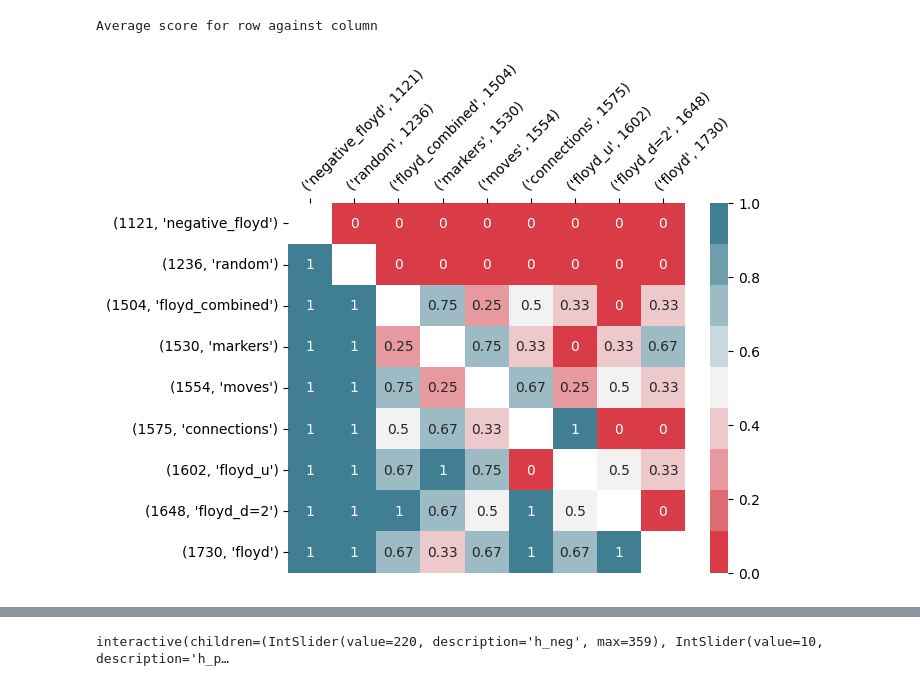
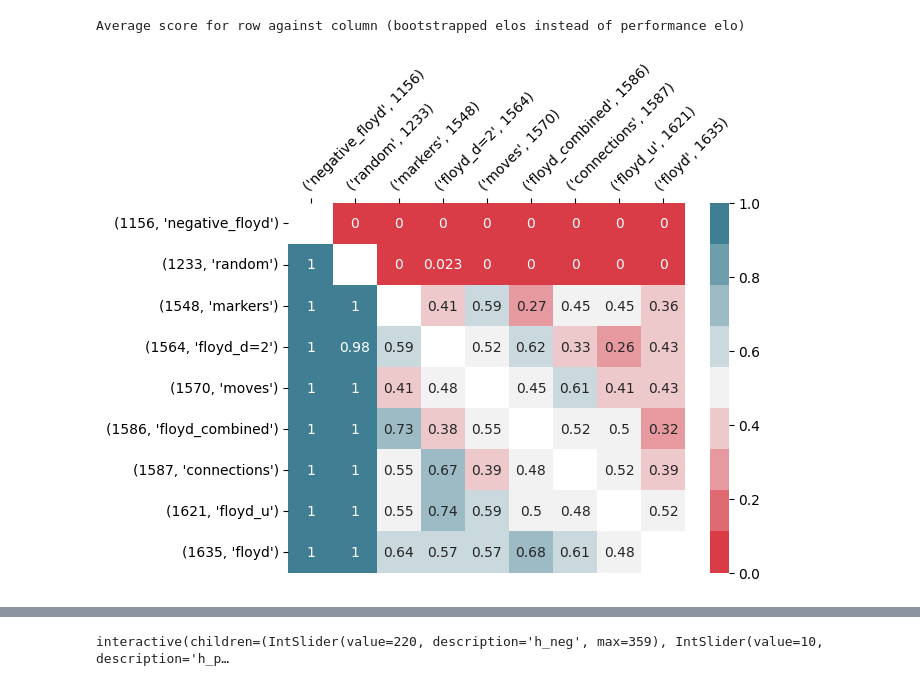
Before and after one commit to ChaoticNeutralily/yinsh, a Jupyter notebook: examine_rankings.ipynb, the cells around one changed output, grey strips where cells are left out. Cells and saved outputs as stored; diff of their text form; code cells hidden in the pictures.

```diff
--- a/examine_rankings.ipynb
+++ b/examine_rankings.ipynb
@@ -27,7 +37,12 @@ print(index)
 # %%
+
 wins1 = np.load("scores/wins1.npy")
-draws1 = np.load("scores/draws1.npy")
-losses1 = np.load("scores/losses1.npy")
-wins2 = np.load("scores/wins2.npy")
-draws2 = np.load("scores/draws2.npy")
-losses2 = np.load("scores/losses2.npy")
+bool_inds = [[True if i in indices else False for i in range(wins1.shape[0])],[True if i in indices else False for i in range(wins1.shape[1])]]
+# print(bool_inds)
+wins1 = wins1[bool_inds[0],:][:,bool_inds[1]]
+draws1 = np.load("scores/draws1.npy")[bool_inds[0],:][:,bool_inds[1]]
+losses1 = np.load("scores/losses1.npy")[bool_inds[0],:][:,bool_inds[1]]
+wins2 = np.load("scores/wins2.npy")[bool_inds[0],:][:,bool_inds[1]]
+draws2 = np.load("scores/draws2.npy")[bool_inds[0],:][:,bool_inds[1]]
+losses2 = np.load("scores/losses2.npy")[bool_inds[0],:][:,bool_inds[1]]
+print(wins1)#+wins2+draws1+draws2+losses1+losses2)
@@ -43,8 +68,8 @@ for _ in range(100):
     ratings = new_ratings
     total_ratings = np.zeros(losses1.shape)
 
-    for entry in data:
-        i = data[entry]["index"]
+    for b in bot_list:
+        i = data[b]["index"]
     # ratings if same games were repeated
         total_ratings[:,i] = ratings[i] * (wins1[:,i] + losses1[:,i] + draws1[:,i] + wins2[:,i] + losses2[:,i] + draws2[:,i])
 
@@ -65,12 +90,6 @@ print(sum(sum(total_games)))
 # %%
-arr = ( 1
-    * wins1
-    + wins2
-    + 0.5 * draws1
-    + 0.5 * draws2
-    # - losses1
-    # - losses2
-    ) /  (1
+draws1 += np.eye(draws1.shape[0])
+num_games = ( 1
         * wins1
         + losses1
         + wins2
@@ -78,40 +97,53 @@ arr = ( 1
         + draws1
         + draws2
     )
+ave_scores = ( 1
+    * wins1
+    + wins2
+    + 0.5 * draws1
+    + 0.5 * draws2
+    # # - losses1
+    # # - losses2
+    ) /  (1
+        * num_games
+    )
+arr = num_games
+arr = ave_scores
 arr = arr - np.diag(np.diag(arr))
 new_order = sorted(list(zip(list(range(len(index))), index)), key = lambda x: x[1][0])
 new_index = [index[i[0]] for i in new_order]
 new_arr = np.zeros(arr.shape)
 for ni, ai in enumerate(new_order):
     new_arr[ni,:] = arr[ai[0],:]
 for ai, ni in enumerate(new_order):
     arr[:,ai] = new_arr[:, ni[0]]
 del new_arr
 try:
     del df
 except:
     pass
 df = pd.DataFrame(data = arr, index = new_index, columns = new_index)
 ax = sns.heatmap(df,annot=True, #annot_kws={'rotation': 60},
 # vmax=1,
-# vmin=0,#mask = np.eye(arr.shape[0]),
+# vmin=0,
+mask = np.eye(arr.shape[0]),
 cmap = [(0.2519971417644415, 0.4987337088076726, 0.5751602783606602),
  (0.43156001218774975, 0.6160490836499025, 0.6735874169971766),
  (0.611122882611058, 0.7333644584921324, 0.7720145556336929),
  (0.7906857530343663, 0.8506798333343624, 0.8704416942702093),
  (0.95, 0.95, 0.95),
  (0.9282549678814984, 0.7863704363662967, 0.7963965173228867),
  (0.9022582584936525, 0.6005186021022944, 0.622400049291663),
  (0.8762615491058064, 0.4146667678382919, 0.44840358126043944),
  (0.8510408608937171, 0.23436274952246883, 0.2796010376480583)][::-1], #kwargs={title: "average score of row versus column"}
 )
 ax.set_xticks([i+0.5 for i in range(len(new_index))],labels=[str((s[1], s[0])) for s in new_index],rotation=45, ha="left",
          rotation_mode="anchor"
          )
 
 ax.xaxis.set_ticks_position('top')
-print("Average score for row against column")
+print("Average score for row against column (bootstrapped elos instead of performance elo)")
 # %% [output]
-Average score for row against column
+Average score for row against column (bootstrapped elos instead of performance elo)
-[figure, old version]
+[figure, new version]
 # %%
```
Also changed, not shown: parts of 8 cells of this notebook, 13 other files.
